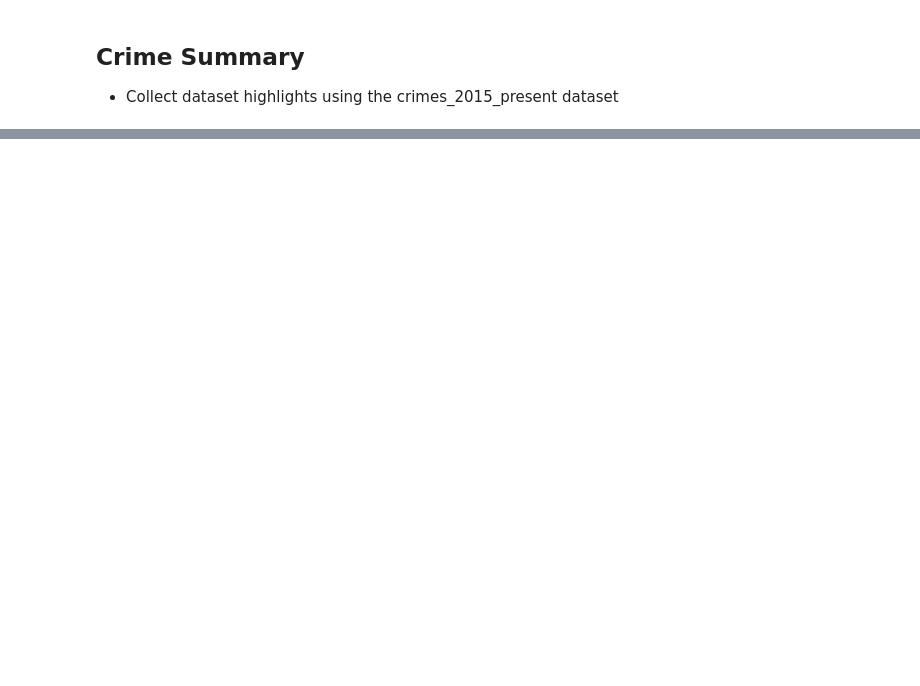
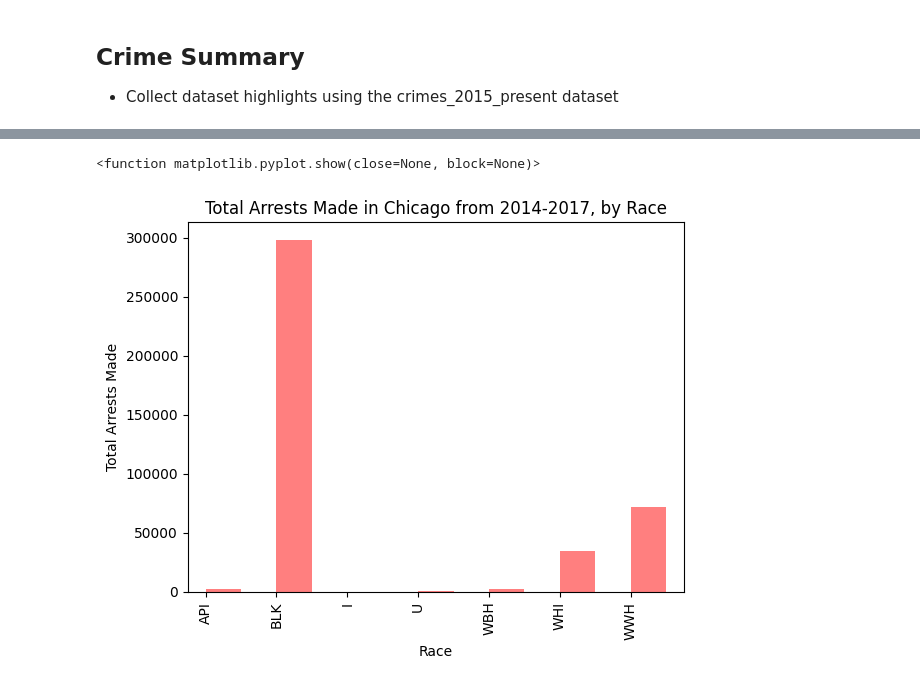
Before and after one commit to jdmandras/Project-1, a Jupyter notebook: CHI_City_Crime_Analysis_JenAlvz.ipynb, the cells around one changed output, grey strips where cells are left out. Saved outputs shown, nothing was run; the diff lists cells and outputs as text; code cells hidden in the pictures; blank space fills up the shorter version.

```diff
--- a/CHI_City_Crime_Analysis_JenAlvz.ipynb
+++ b/CHI_City_Crime_Analysis_JenAlvz.ipynb
@@ -2,21 +21,28 @@
 # Import Dependencies
 import pandas as pd
 from pathlib import Path
-# import csv
+import csv
+import matplotlib.pyplot as plt
 # import os
 
 # Read file and store as a DataFrame
-public_arrest_data_to_load = pd.read_csv("Resources/PublicReleaseArrestDataUPDATE.csv")
-# public_arrest_data
-crimes_2015_present_to_load = pd.read_csv("Resources/Crimes_2015toPresent.csv")
-# crimes_2015_present
+public_arrest_data_to_load = pd.read_csv("Resources_JA/PublicReleaseArrestDataUPDATE.csv")
+# crimes_2015_present_to_load = pd.read_csv("Resources/Crimes_2015toPresent.csv")
+# fatal_shootings_data_to_load = pd.read_csv('Resources/Fatal_Shootings_Dot_OrgUPDATED.csv',encoding='latin-1')
+fatalities_data_to_load = pd.read_csv("Resources_JA/fatal_complete.csv")
 
 public_arrest_data = pd.DataFrame(public_arrest_data_to_load)
-crimes_2015_present = pd.DataFrame(crimes_2015_present_to_load)
+# public_arrest_data.head()
+# crimes_2015_present = pd.DataFrame(crimes_2015_present_to_load)
+# crimes_2015_present.head()
+fatalities_data = pd.DataFrame(fatalities_data_to_load)
+# fatal_shootings_data.head()
 
 
-# merge both datasets - may not end up doing this
-# crime_data_complete = pd.merge(public_arrest_data, crimes_2015_present, how="left", on=[""])
+# merge datasets
+# crime_data_complete = pd.merge(fatalities_shoot_data, , how="left", on=["Date"])
+# crime_data_complete
+# crime_data_complete.to_csv("Crime_data_complete")
 # %%
 #visualizing both datasets
 public_arrest_data.head(2)
@@ -196,0 +127,4 @@ Name: RACE_CODE_CD, dtype: int64
+# %%
+#count the number of arrests by race
+total_arrests_by_race = public_arrest_data.groupby('RACE_CODE_CD').size()
+total_arrests_by_race
@@ -196,0 +141,12 @@ Name: RACE_CODE_CD, dtype: int64
+# %%
+
+#plot the number of arrests by race
+total_arrests_by_race.plot(kind='bar', color= 'r', alpha=0.5, align="edge")
+plt.xticks(rotation="vertical")
+plt.xlabel("Race")
+plt.ylabel("Total Arrests Made")
+plt.title("Total Arrests Made in Chicago from 2014-2017, by Race")
+plt.show
+# %% [output]
+<function matplotlib.pyplot.show(close=None, block=None)>
+[figure, added]
```
Also changed, not shown: parts of 26 cells of this notebook.
